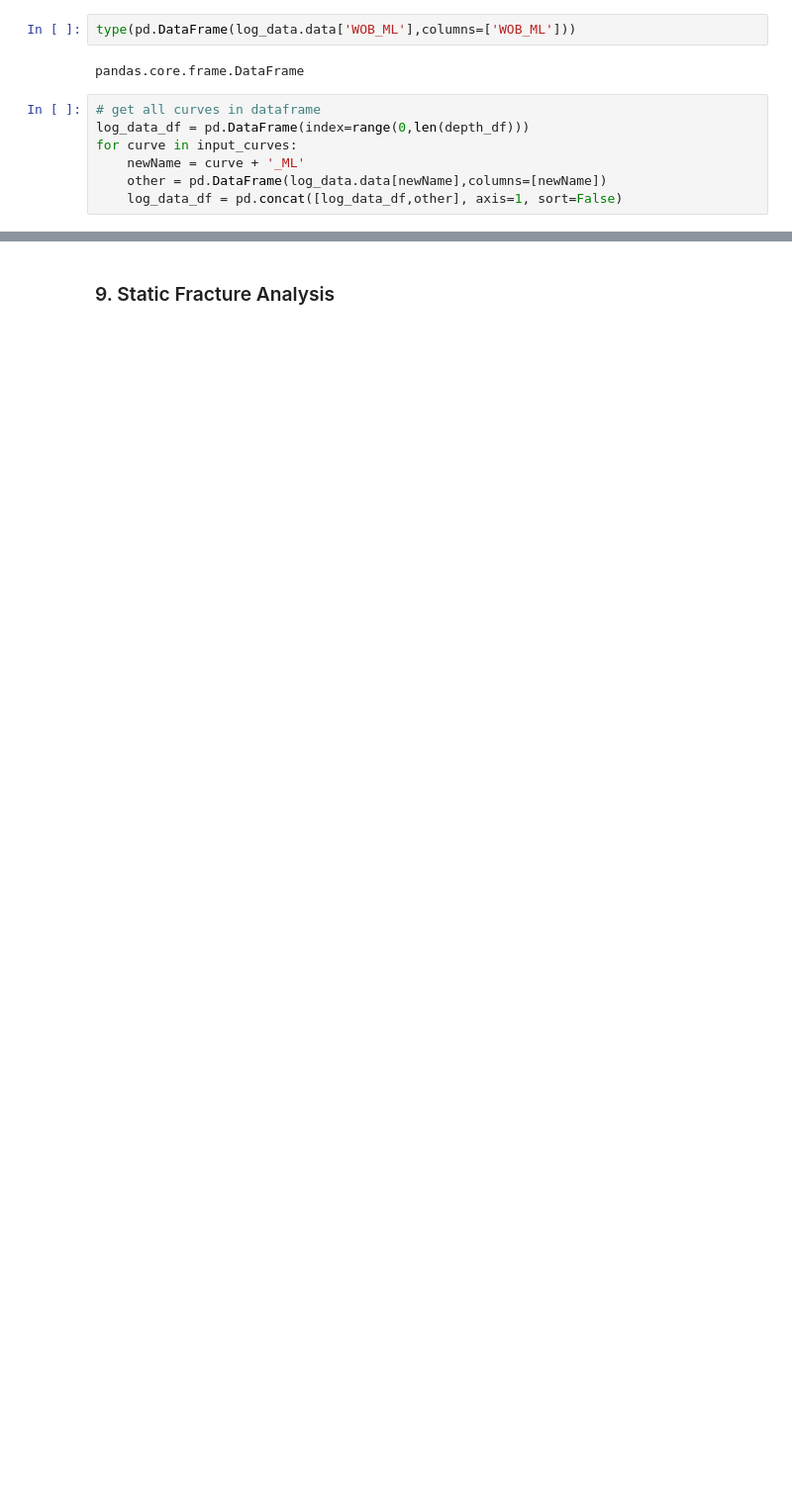
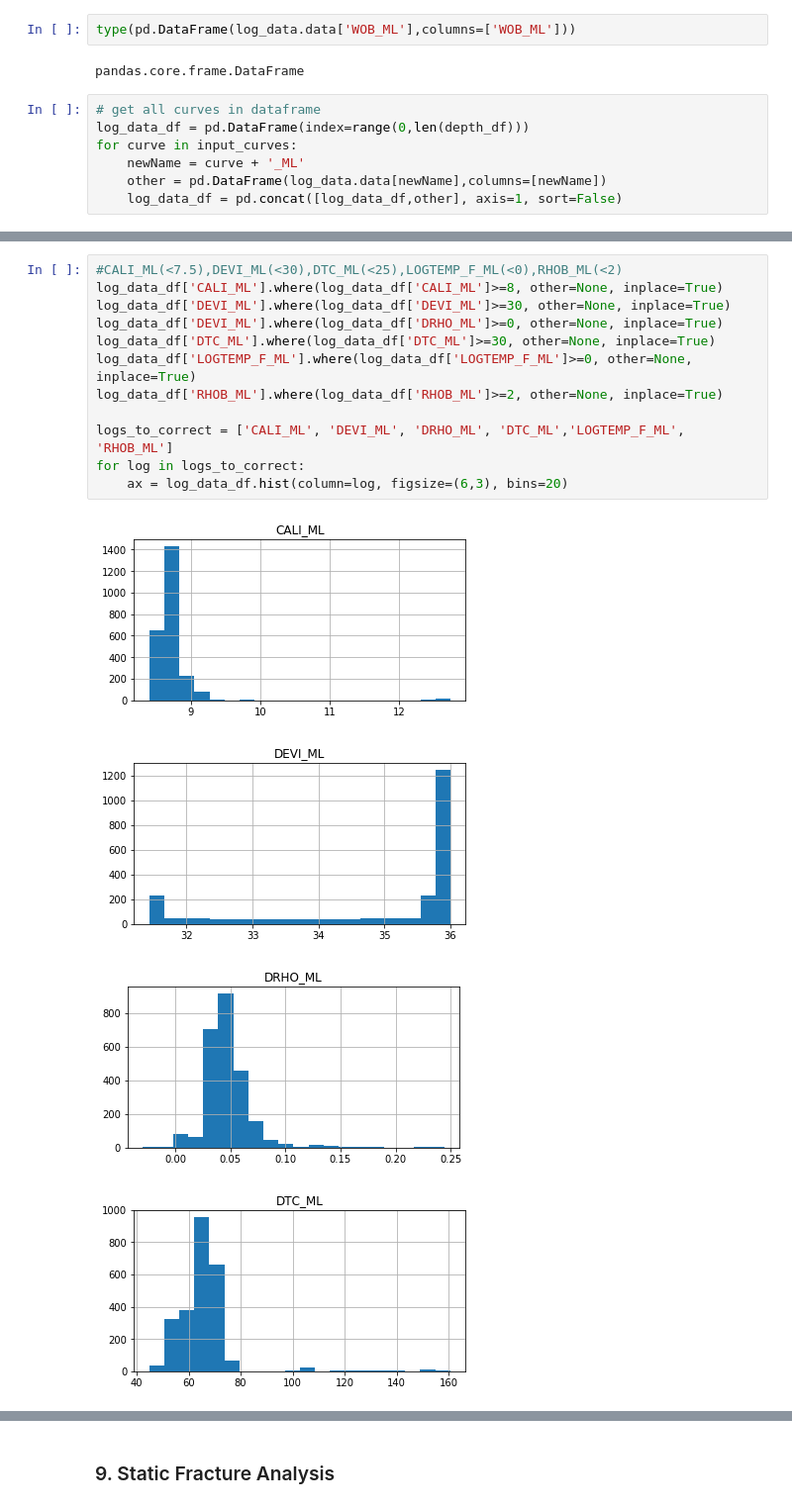
Before and after one commit to Zabamund/fracture-SFA, a Jupyter notebook: notebooks/SFA_Notebook.ipynb, the cells around one changed output, grey strips where cells are left out. Shown at 99% size. Cells and saved outputs as stored; diff of their text form; blank space fills up the shorter version.

```diff
--- a/notebooks/SFA_Notebook.ipynb
+++ b/notebooks/SFA_Notebook.ipynb
@@ -778,0 +799,17 @@ log_data_df.head()
+# %%
+#CALI_ML(<7.5),DEVI_ML(<30),DTC_ML(<25),LOGTEMP_F_ML(<0),RHOB_ML(<2)
+log_data_df['CALI_ML'].where(log_data_df['CALI_ML']>=8, other=None, inplace=True)
+log_data_df['DEVI_ML'].where(log_data_df['DEVI_ML']>=30, other=None, inplace=True)
+log_data_df['DEVI_ML'].where(log_data_df['DRHO_ML']>=0, other=None, inplace=True)
+log_data_df['DTC_ML'].where(log_data_df['DTC_ML']>=30, other=None, inplace=True)
+log_data_df['LOGTEMP_F_ML'].where(log_data_df['LOGTEMP_F_ML']>=0, other=None, inplace=True)
+log_data_df['RHOB_ML'].where(log_data_df['RHOB_ML']>=2, other=None, inplace=True)
+
+logs_to_correct = ['CALI_ML', 'DEVI_ML', 'DRHO_ML', 'DTC_ML','LOGTEMP_F_ML', 'RHOB_ML']
+for log in logs_to_correct:
+    ax = log_data_df.hist(column=log, figsize=(6,3), bins=20)
+# %% [output]
+[figure, added]
+[figure, added]
+[figure, added]
+[figure, added]
```
Also changed, not shown: parts of 10 cells of this notebook.
